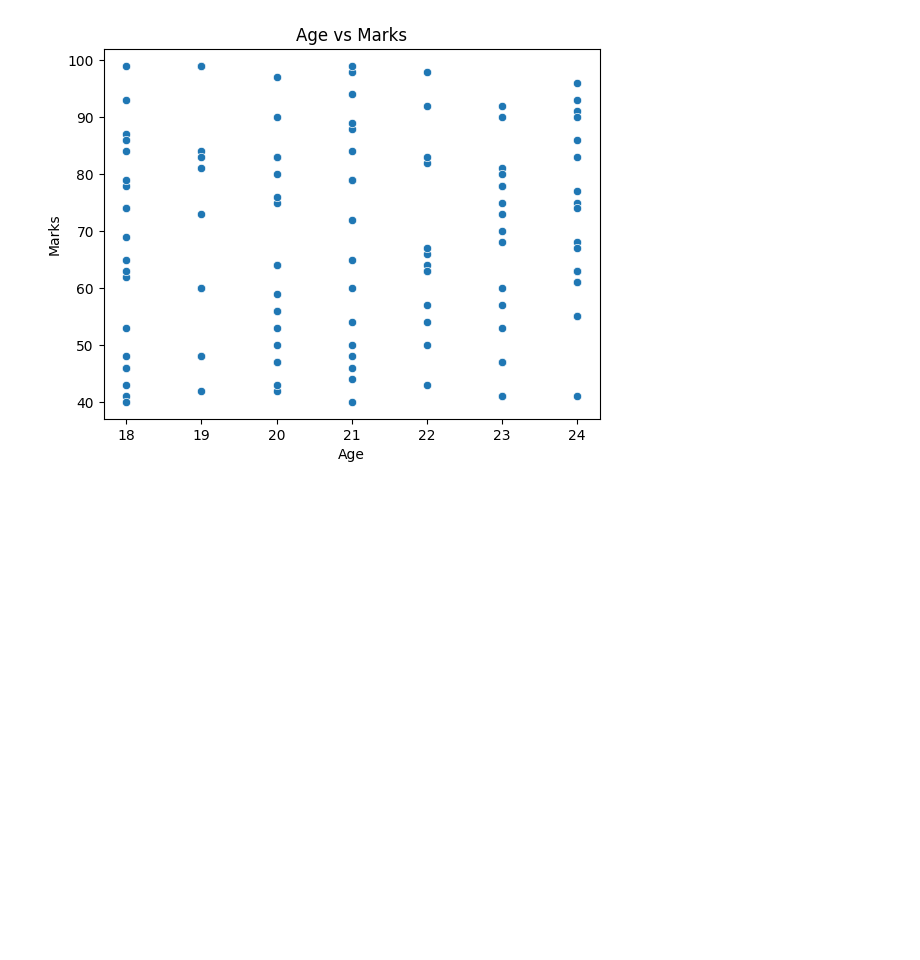
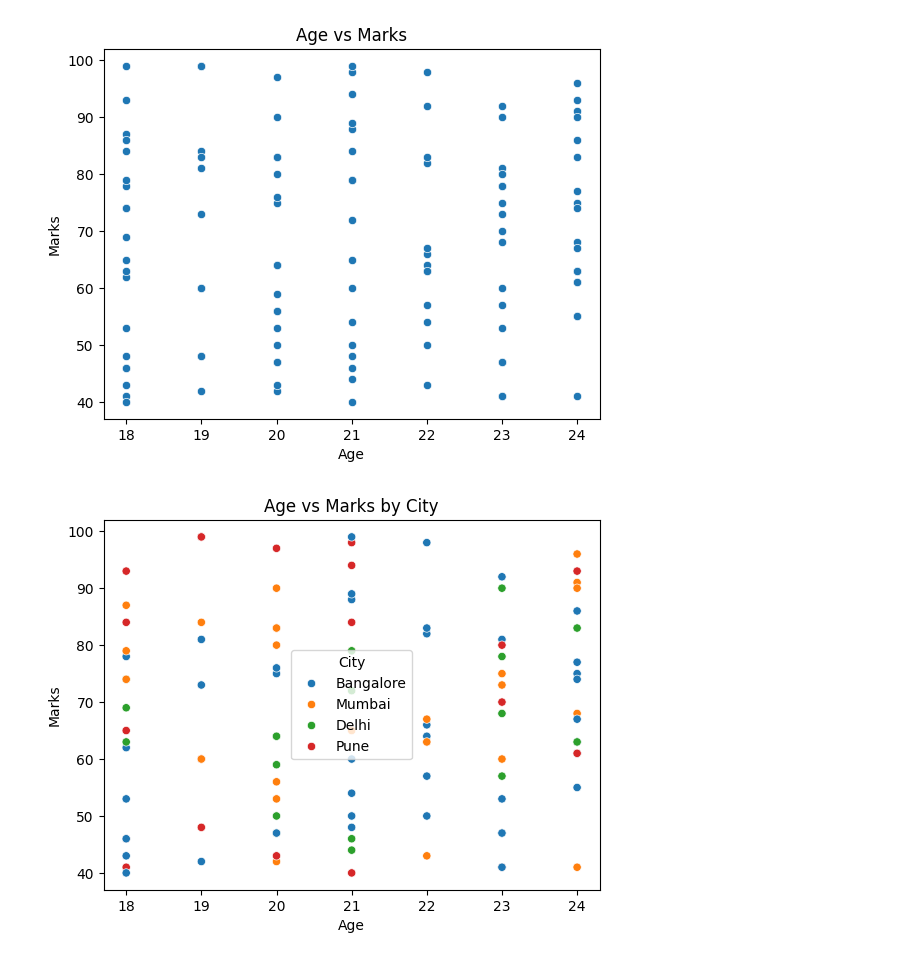
Before and after one commit to sakshi07bhosale/Data-Science, a Jupyter notebook: Exploratory Data Analysis/Day11/practice.ipynb, the cells around one changed output. Cells and saved outputs as stored; diff of their text form; code cells hidden in the pictures; blank space fills up the shorter version.

```diff
--- a/Exploratory Data Analysis/Day11/practice.ipynb
+++ b/Exploratory Data Analysis/Day11/practice.ipynb
@@ -100,3 +100,10 @@ plt.title("Age vs Marks")
 plt.show()
 # %% [output]
 [figure]
+# %%
+#Hue
+sns.scatterplot(x="Age", y="Marks", hue="City", data=df)
+plt.title("Age vs Marks by City")
+plt.show()
+# %% [output]
+[figure, added]
```
